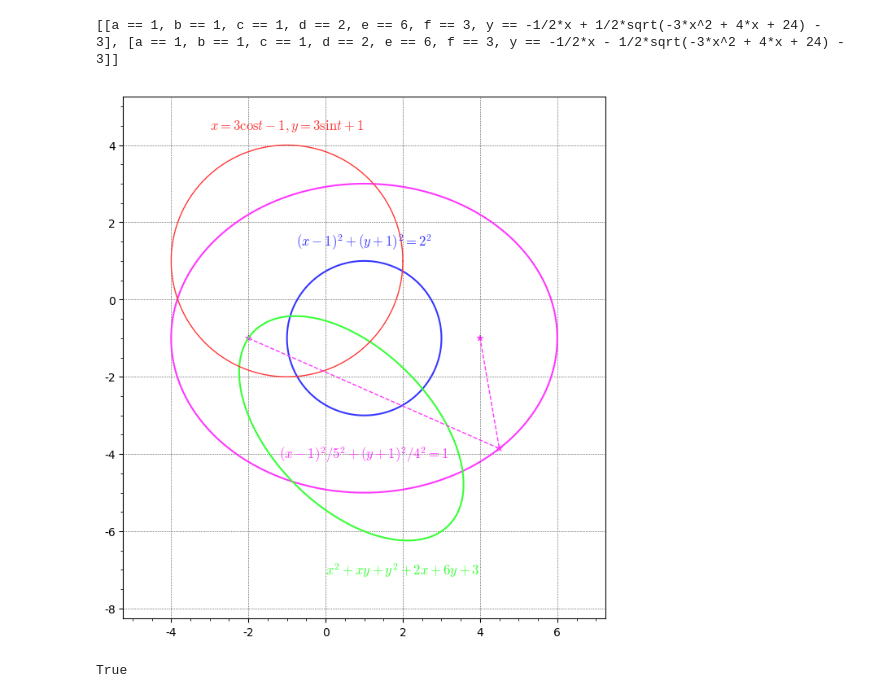
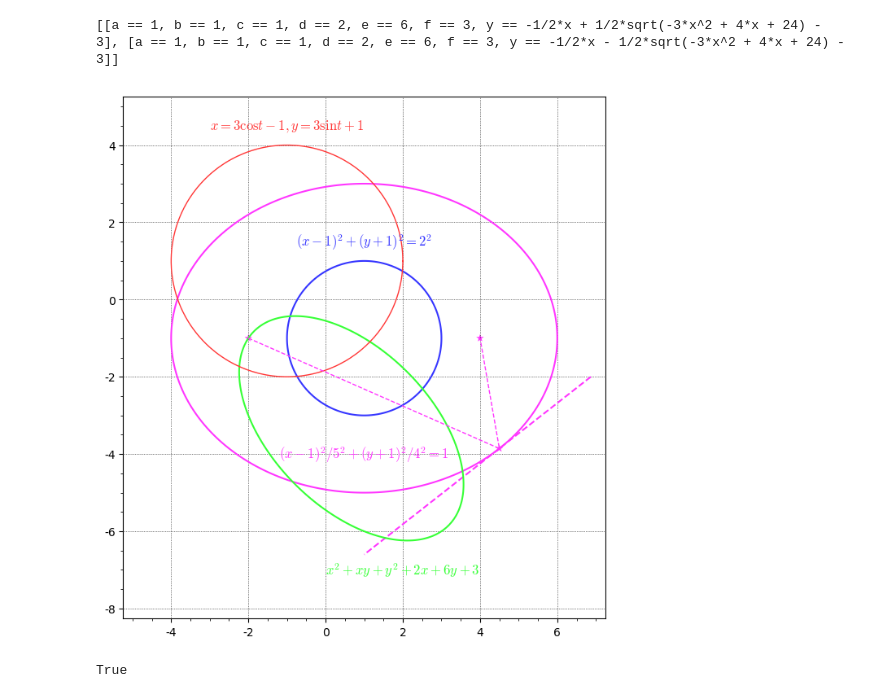
Before and after one commit to OlgaBelitskaya/linear_algebra_practice, a Jupyter notebook: work1_10.ipynb, the cells around one changed output. Cells and saved outputs as stored; diff of their text form; code cells hidden in the pictures.

```diff
--- a/work1_10.ipynb
+++ b/work1_10.ipynb
@@ -104,20 +128,22 @@ solve([eq5, a==1, b==1, c==1, d==2, e==6, f==3], a,b,c,d,e,f,y)
 # %%
 g = Graphics()
 p1 = implicit_plot(lambda x,y: (x-1)**2+(y+1)**2-2**2, (-2,4), (-4,2), color='#3636ff')
 t1 = text('$(x-1)^2+(y+1)^2=2^2$', (1,1.5), color='#3636ff', fontsize=12)
 p2 = parametric_plot((3*cos(t)-1, 3*sin(t)+1), (t,0,2*pi), color='#ff3636', gridlines=True)
 t2 = text('$x=3 \cos t-1, y=3 \sin t+1$', (-1,4.5), color='#ff3636', fontsize=12)
 p3 = implicit_plot(lambda x,y: (x-1)**2/5**2+(y+1)**2/4**2-1, (-5,7), (-5,5), color='#ff36ff')
 t3 = text('$(x-1)^2/5^2+(y+1)^2/4^2=1$', (1,-4), color='#ff36ff', fontsize=12)
 p31 = points([(-2,-1), (4,-1), (4.5,-4/5*sqrt(-4.5^2+2*4.5+24)-1)], color='#ff36ff', size=50, marker='*')
 p32 = line([(-2,-1),(4.5,-4/5*sqrt(-4.5^2+2*4.5+24)-1), (4,-1)], linestyle='--', color='#ff36ff')
+p33 = implicit_plot(lambda x,y: (x-1)*(4.5-1)/5**2+(y+1)*(-4/5*sqrt(-4.5^2+2*4.5+24)-1+1)/4**2-1,
+                    (1,7), (-7,-2), linestyle='--', color='#ff36ff')
 p4 = implicit_plot(lambda x,y: 1*x**2+1*x*y+1*y**2+2*x+6*y+3,
                    (-5,5), (-8,1), color='#36ff36')
 t4 = text('$x^2+xy+y^2+2x+6y+3$', (2,-7), color='#36ff36', fontsize=12)
-g = g+p1+t1+p2+t2+p3+t3+p31+p32+p4+t4
+g = g+p1+t1+p2+t2+p3+t3+p31+p32+p33+p4+t4
 g.show(figsize=[7,7])
 # %% [output]
-[figure, old version]
+[figure, new version]
 # %%
 x0,y0,p,q = 1,-1,5,4
 f1x,f1y = x0-sqrt(p^2-q^2),y0
```
Also changed, not shown: parts of 5 cells of this notebook.
